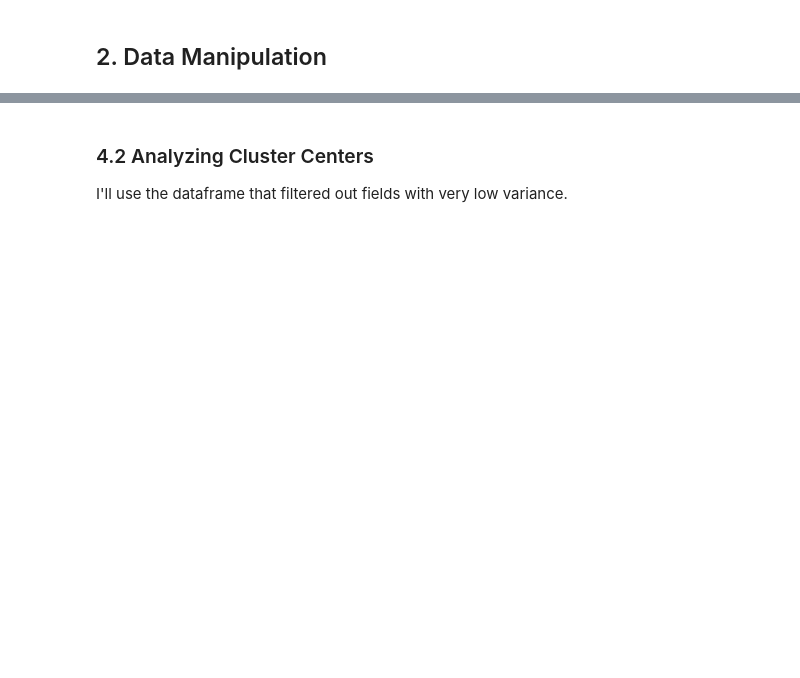
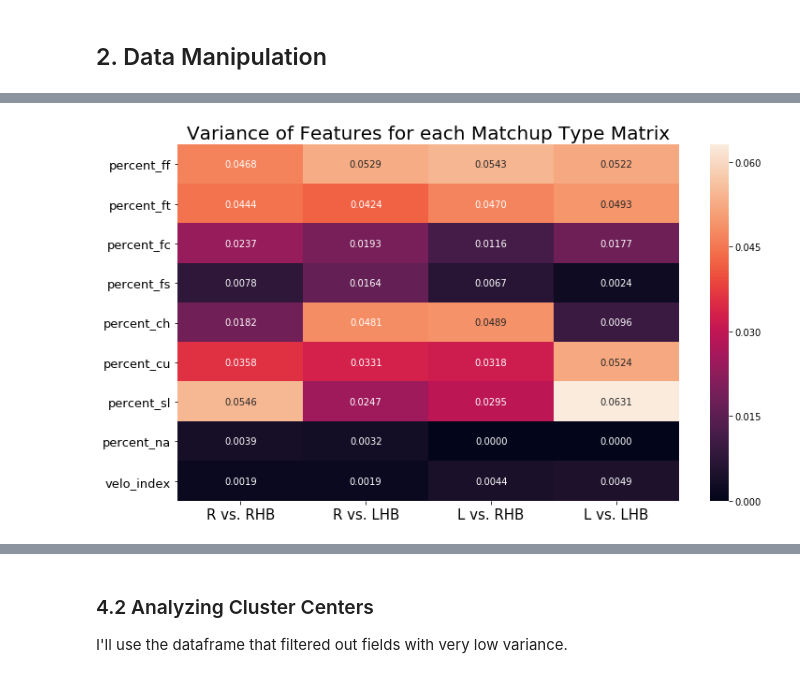
Before and after one commit to dsaltz432/MLB-Pitch-Types, a Jupyter notebook: Clustering Pitcher Types.ipynb, the cells around one changed output, grey strips where cells are left out. Saved outputs shown, nothing was run; the diff lists cells and outputs as text; code cells hidden in the pictures; blank space fills up the shorter version.

```diff
--- a/Clustering Pitcher Types.ipynb
+++ b/Clustering Pitcher Types.ipynb
@@ -152,3 +85,0 @@ Next I normalize the table so that the values can be clustered propertly. Here y
-# %%
-df = pandas.read_sql_query("select pitcher_id, p_throws, type_of_batters, velo_index, percent_ch, percent_fa, percent_fc, percent_ff, percent_fs, percent_ft, percent_si, percent_sl, percent_other from normalized;", conn)
-df.head()
@@ -273,0 +473,28 @@ The sum of squared distances went from 81.6 to 68.6, both for k = 4 clusters.
+# %%
+def analyze_variance_threshold(data_sections):
+    pandas.set_option('display.float_format', lambda x: '%.5f' % x)
+    variance_list = []
+    titles = []
+    for section in data_sections:
+        df = section["df"].drop(["pitcher_id", "p_throws", "type_of_batters", "index"], axis=1)
+        sorted_variance = df.var()
+        variance_list.append(sorted_variance)
+        titles.append("{} vs. {}".format(section["p_throws"], section["type_of_batters"]))
+
+    return pandas.concat(variance_list, axis=1, keys=titles)
+
+
+def plot_variance_heatmap(df):
+    threshold = 0.01
+    plt.figure(figsize=(12, 7))
+    g = sns.heatmap(df, annot=True, fmt=".4f")
+    loc, labels = plt.xticks()
+    g.set_xticklabels(labels, fontsize=15)
+    g.set_yticklabels(df.index, fontsize=13)
+    g.set_title("Variance of Features for each Matchup Type Matrix", fontsize=20)
+
+
+variance = analyze_variance_threshold(data_sections)
+plot_variance_heatmap(variance)
+# %% [output]
+[figure, added]
```
Also changed, not shown: parts of 62 cells of this notebook, 3 other files.
